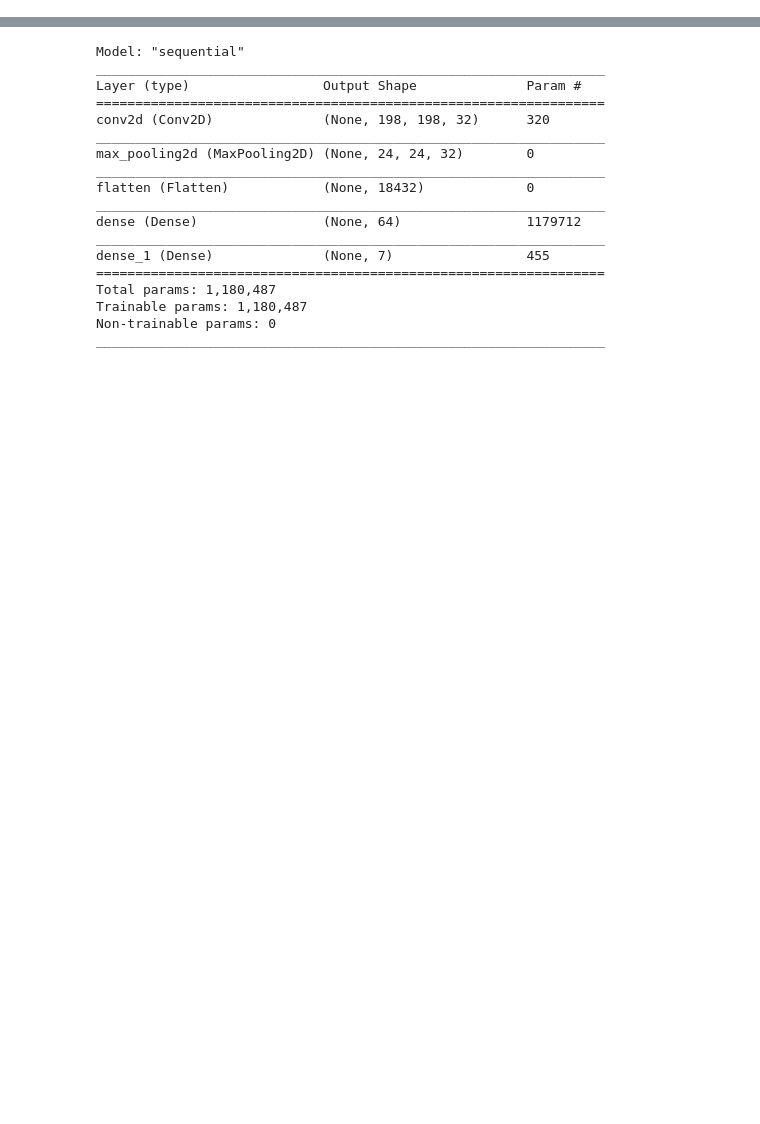
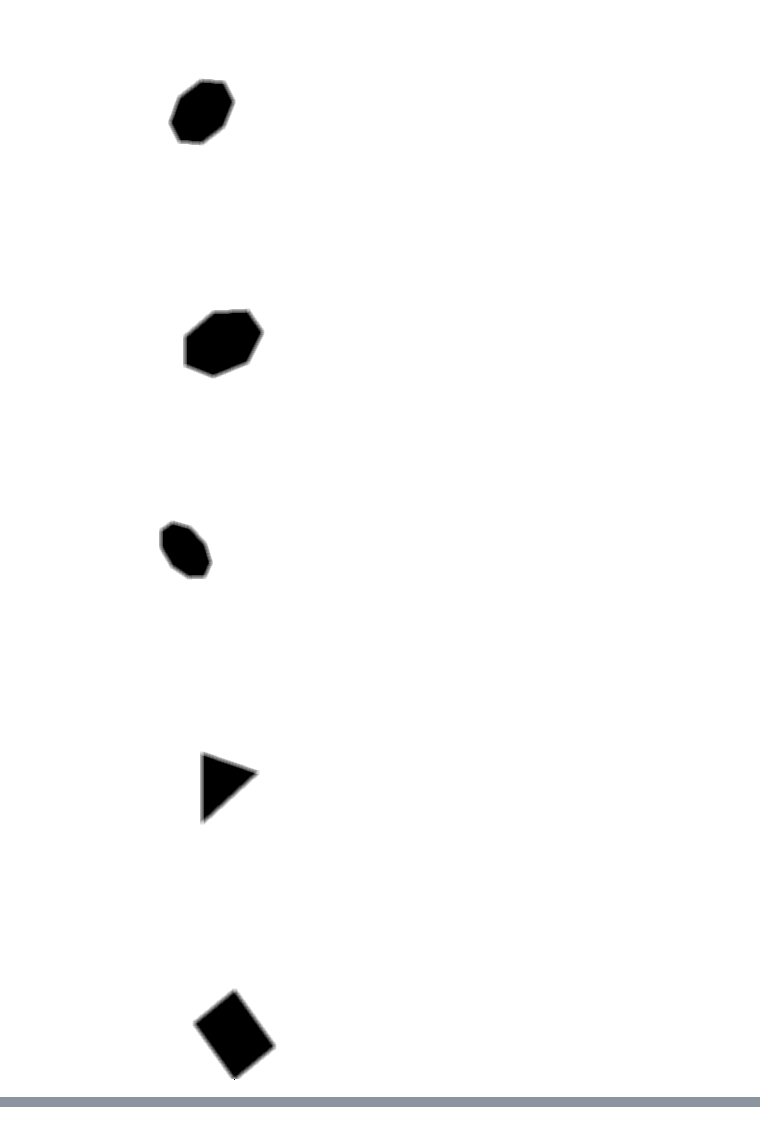
Before and after one commit to jrcasso/SujuNN, a Jupyter notebook: auxiliary.ipynb, the cells around one changed output, grey strips where cells are left out. Saved outputs shown, nothing was run; the diff lists cells and outputs as text; code cells hidden in the pictures; blank space fills up the shorter version.

```diff
--- a/auxiliary.ipynb
+++ b/auxiliary.ipynb
@@ -19,9 +20,12 @@ def init_model():
     model = Sequential()
     model.add(Conv2D(32, (3, 3), input_shape = (200, 200,1), activation='relu'))
     model.add(MaxPooling2D(pool_size = (8, 8)))
+    model.add(GaussianDropout(0.1))
+    model.add(Conv2D(16, (8, 8), activation='relu'))
+    model.add(GaussianNoise(1))
     model.add(Flatten())
     model.add(Dense(units = 64, activation = 'sigmoid'))
-    model.add(Dense(units = 7, activation = 'sigmoid'))
+    model.add(Dense(units = 7, activation = 'softmax'))
     model.summary()
     return model
 # %%
@@ -74,8 +78,8 @@ def poly_gen(sides = 3,coord = (0,0), angle = 0, scale = 1, shear = (0,0,0)):
 def gen_poly_data(size = 1,side_range=(3,10), dim = (100,100), color=0, filled=True, output_dir = None, seed = 0):
 
     np.random.seed(seed)
-    data = {'x':[],'y':[]}
-
+    data = {'x':[],'y':[],'img':[]}
+    few = 20
     # Generate Random Shapes
     for i in range(size):
         img = IM.new('L', dim,"#ffffff")
@@ -92,6 +96,12 @@ def gen_poly_data(size = 1,side_range=(3,10), dim = (100,100), color=0, filled=T
                              shear = pi / 2 * np.random.rand(3) - pi/4),
                      fill = fill_color, outline = color)
 
+        img = img.filter(IF.BLUR)
+        data['img'].append(img)
+        if few > 0:
+            display(img)
+            few = few - 1
+
         # Save Image to output folder if given
         if output_dir:
             img.save(os.path.join(output_dir,'img_{}_class_{}.jpg'.format(num_sides,i)))
@@ -105,10 +115,16 @@ def gen_poly_data(size = 1,side_range=(3,10), dim = (100,100), color=0, filled=T
 
     return data
 # %%
-train_size, test_size = 10000, 500
+train_size, test_size = 10000, 500# 10000, 500
 train_set = gen_poly_data(train_size,side_range=(3,10), dim = (200,200), color=0, filled=True, output_dir = None, seed = 0)
-test_set = gen_poly_data(test_size,side_range=(3,10), dim = (200,200), color=0, filled=True, output_dir = None, seed = 0)
+test_set = gen_poly_data(test_size,side_range=(3,10), dim = (200,200), color=0, filled=True, output_dir = None, seed = 1)
 
 
-model = init_model()
+model1,model2 = init_model(),init_model()
+epochs1, epochs2 = 16,16
 # %% [output]
+[figure, added]
+[figure, added]
+[figure, added]
+[figure, added]
+[figure, added]
@@ -119,19 +139 @@ Call initializer instance with the dtype argument instead of passing it to the c
-Model: "sequential"
-_________________________________________________________________
-Layer (type)                 Output Shape              Param #
-=================================================================
-conv2d (Conv2D)              (None, 198, 198, 32)      320
-_________________________________________________________________
-max_pooling2d (MaxPooling2D) (None, 24, 24, 32)        0
-_________________________________________________________________
-flatten (Flatten)            (None, 18432)             0
-_________________________________________________________________
-dense (Dense)                (None, 64)                1179712
-_________________________________________________________________
-dense_1 (Dense)              (None, 7)                 455
-=================================================================
-Total params: 1,180,487
-Trainable params: 1,180,487
-Non-trainable params: 0
-_________________________________________________________________
 # %%
```
Also changed, not shown: parts of 10 cells of this notebook.
